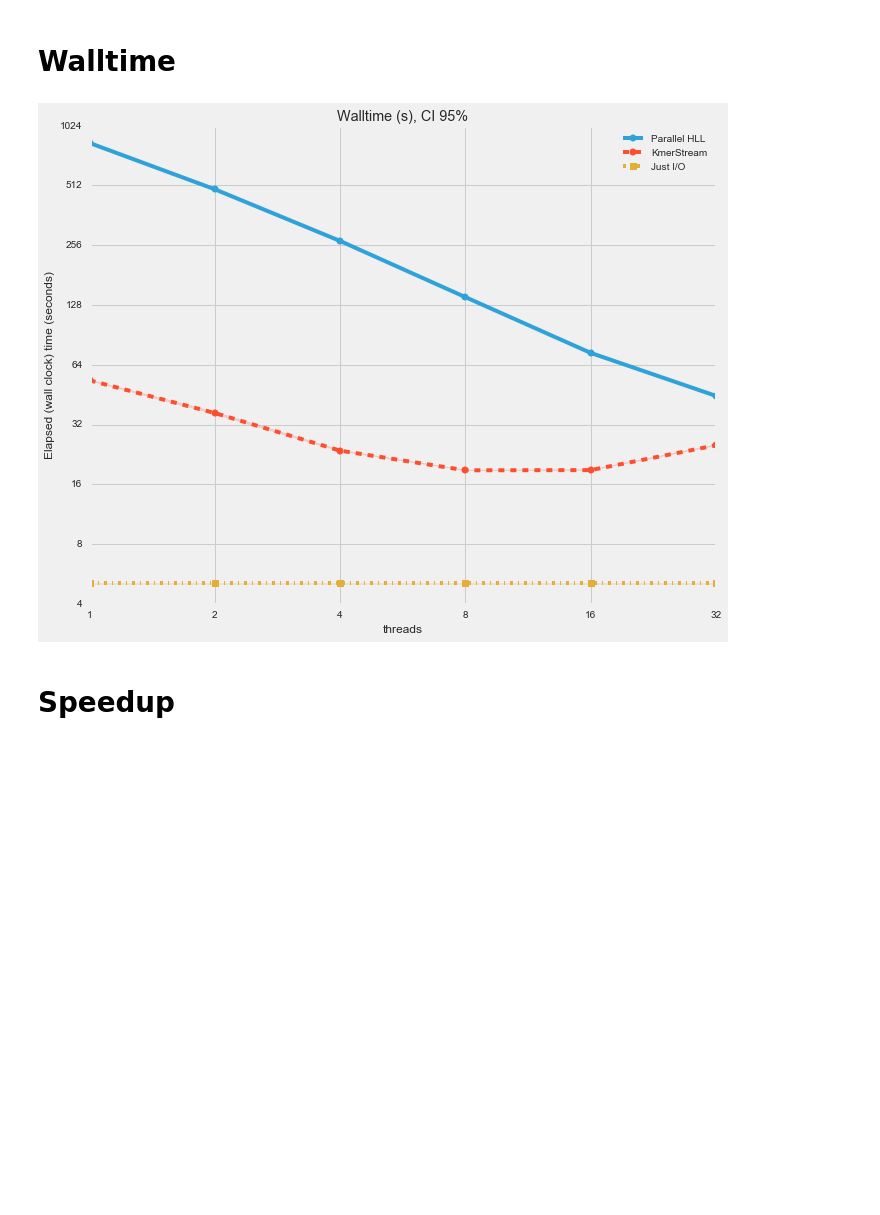
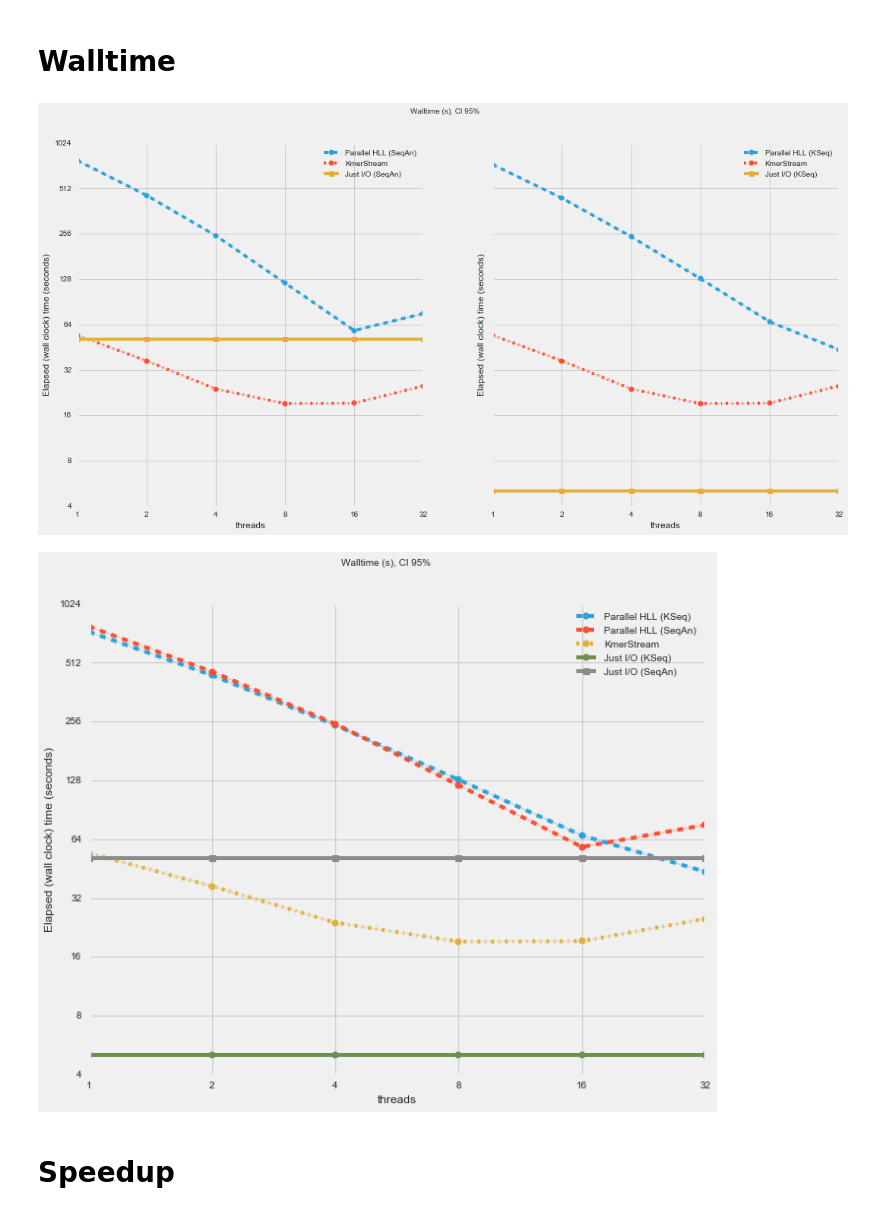
Before and after one commit to luizirber/2014-hll-counter, a Jupyter notebook: notebooks/Figures.ipynb, the cells around one changed output. Drawn from its saved outputs; the diff is of its cells as text; code cells hidden in the pictures; blank space fills up the shorter version.

```diff
--- a/notebooks/Figures.ipynb
+++ b/notebooks/Figures.ipynb
@@ -28,4 +32,10 @@ STYLE = 'fivethirtyeight'
 %run ../scripts/bench_to_csv.py
 THREADS=[1,2,4,8,16,32]
 REPLICATES = range(1, 11)
+
+LINESTYLES = {
+  3: ('--', '-.', '-'),
+  4: ('--', '--', '-.', '-'),
+  5: ('--', '--', '-.', '-', '-')
+}
 # %%
@@ -83,13 +93,36 @@ summary_kmerstream = parse_exp('kmerstream', REPLICATES, threads=THREADS, dir='.
-# %%
-plot_data_walltime = prepare_plot_data(summary_io, summary_hll, summary_kmerstream,
-                                       'Elapsed (wall clock) time (seconds)', threads=THREADS)
-with plt.style.context(STYLE):
-    fig = tsplot(plot_data_walltime, "Elapsed (wall clock) time (seconds)")
-    ax = fig.gca()
-    ax.set_ylim()#bottom=1)
-    ax.set_title("Walltime (s), CI 95%")
-    fig.savefig('../manuscript/figures/io_bound_walltime.pdf')
-# %% [output]
-[figure, removed]
+# %%
+io = {}
+io['kseq'] = prepare_io(summary_io_kseq,
+                        "Just I/O (KSeq)",
+                        "Elapsed (wall clock) time (seconds)",
+                        threads=THREADS)
+io['seqan'] = prepare_io(summary_io_seqan,
+                         "Just I/O (SeqAn)",
+                         "Elapsed (wall clock) time (seconds)",
+                         threads=THREADS)
+
+with plt.style.context(STYLE):
+    fig, (ax1, ax2) = plt.subplots(1, 2, figsize=(16, 8), sharey=True)
+    tsplot([summary_hll_kseq, summary_kmerstream, io['kseq']],
+           "Elapsed (wall clock) time (seconds)",
+           ax2)
+    tsplot([summary_hll_seqan, summary_kmerstream, io['seqan']],
+           "Elapsed (wall clock) time (seconds)",
+           ax1)
+    ax1.set_ylim(bottom=4)
+    ax2.set_ylim(bottom=4)
+    fig.suptitle("Walltime (s), CI 95%")
+    fig.savefig('../manuscript/figures/io_bound_walltime.pdf')
+
+with plt.style.context(STYLE):
+    fig = plt.figure(figsize=(10, 8))
+    tsplot([summary_hll_kseq, summary_hll_seqan, summary_kmerstream, io['kseq'], io['seqan']],
+           "Elapsed (wall clock) time (seconds)",
+           fig.gca())
+    fig.suptitle("Walltime (s), CI 95%")
+    fig.savefig('../manuscript/figures/io_bound_walltime.pdf')
+# %% [output]
+[figure, added]
+[figure, added]
 # %% [markdown]
 # Speedup
```
Also changed, not shown: parts of 25 cells of this notebook.
